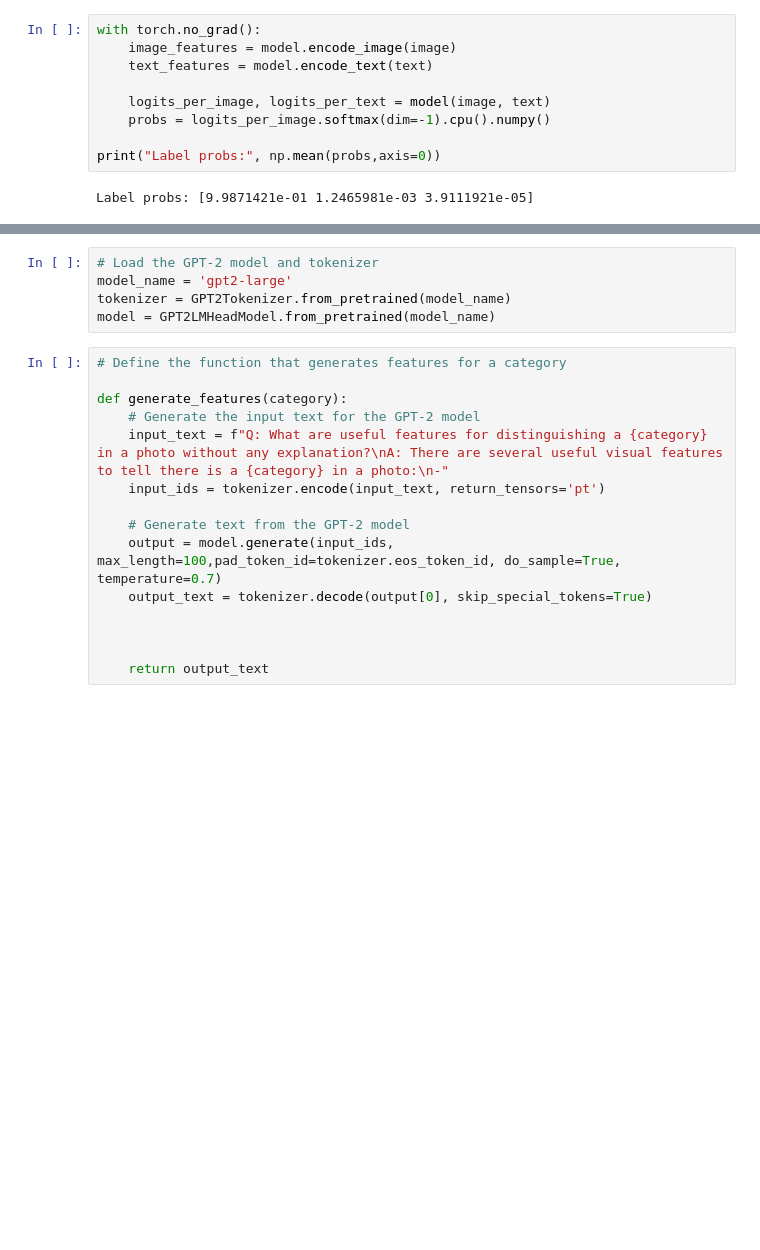
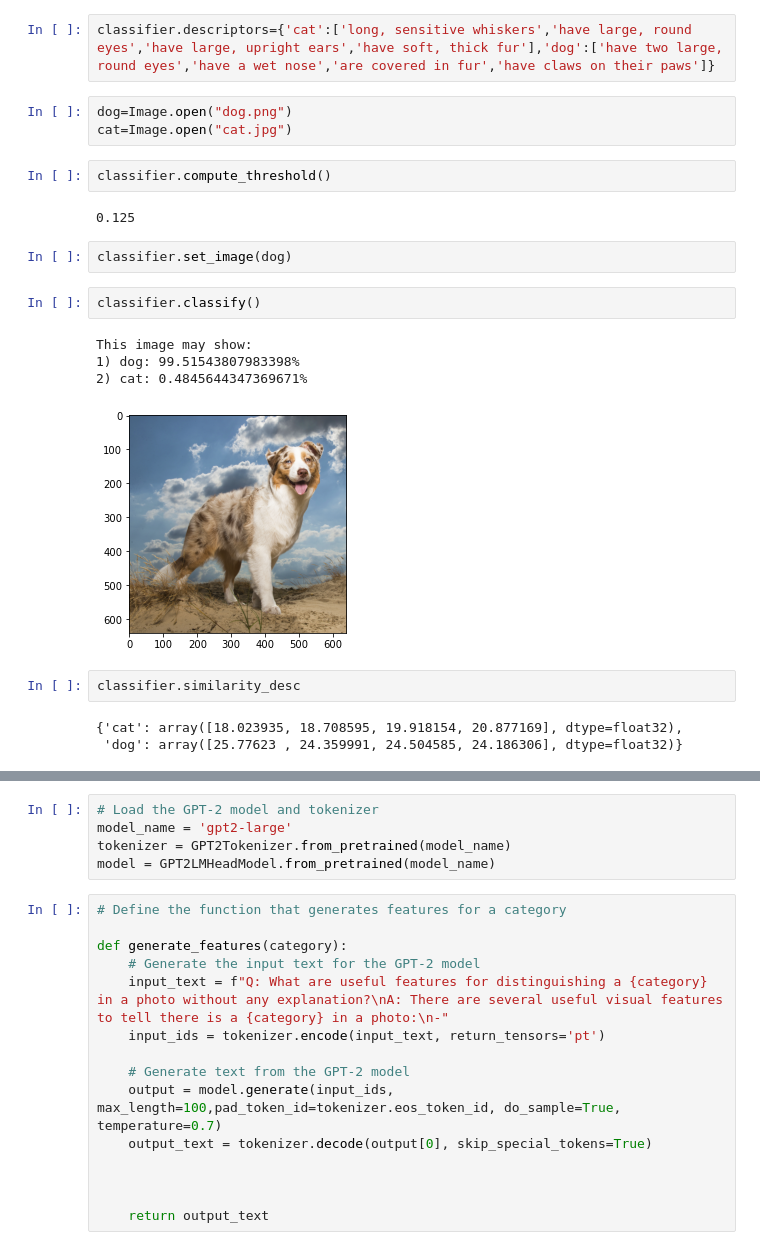
Before and after one commit to Idriss-Malek/MAP583_Projet_CLIP, a Jupyter notebook: test.ipynb, the cells around one changed output, grey strips where cells are left out. Saved outputs shown, nothing was run; the diff lists cells and outputs as text; blank space fills up the shorter version.

Commit message:
classifier python file and example of it in jupyter notebook

```diff
--- a/test.ipynb
+++ b/test.ipynb
@@ -70,11 +15,23 @@ Clipping input data to the valid range for imshow with RGB data ([0..1] for floa
-# %%
-with torch.no_grad():
-    image_features = model.encode_image(image)
-    text_features = model.encode_text(text)
-
-    logits_per_image, logits_per_text = model(image, text)
-    probs = logits_per_image.softmax(dim=-1).cpu().numpy()
-
-print("Label probs:", np.mean(probs,axis=0))
-# %% [output]
-Label probs: [9.9871421e-01 1.2465981e-03 3.9111921e-05]
+# %%
+classifier.descriptors={'cat':['long, sensitive whiskers','have large, round eyes','have large, upright ears','have soft, thick fur'],'dog':['have two large, round eyes','have a wet nose','are covered in fur','have claws on their paws']}
+# %%
+dog=Image.open("dog.png")
+cat=Image.open("cat.jpg")
+# %%
+classifier.compute_threshold()
+# %% [output]
+0.125
+# %%
+classifier.set_image(dog)
+# %%
+classifier.classify()
+# %% [output]
+This image may show:
+1) dog: 99.51543807983398%
+2) cat: 0.4845644347369671%
+[figure, added]
+# %%
+classifier.similarity_desc
+# %% [output]
+{'cat': array([18.023935, 18.708595, 19.918154, 20.877169], dtype=float32),
+ 'dog': array([25.77623 , 24.359991, 24.504585, 24.186306], dtype=float32)}
```
Also changed, not shown: parts of 7 cells of this notebook, 5 other files.
